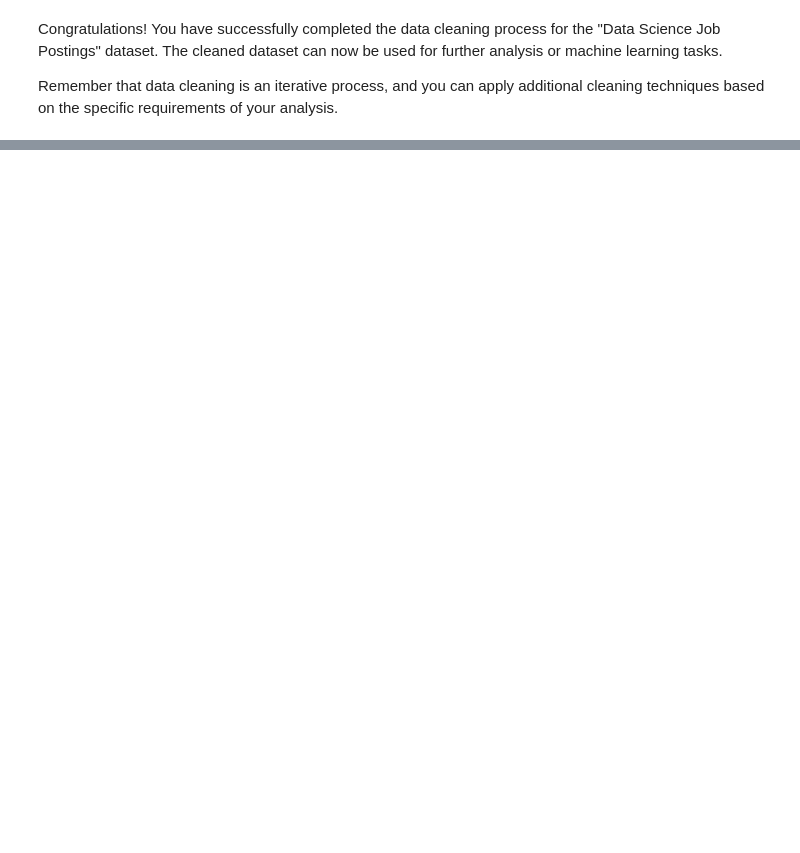
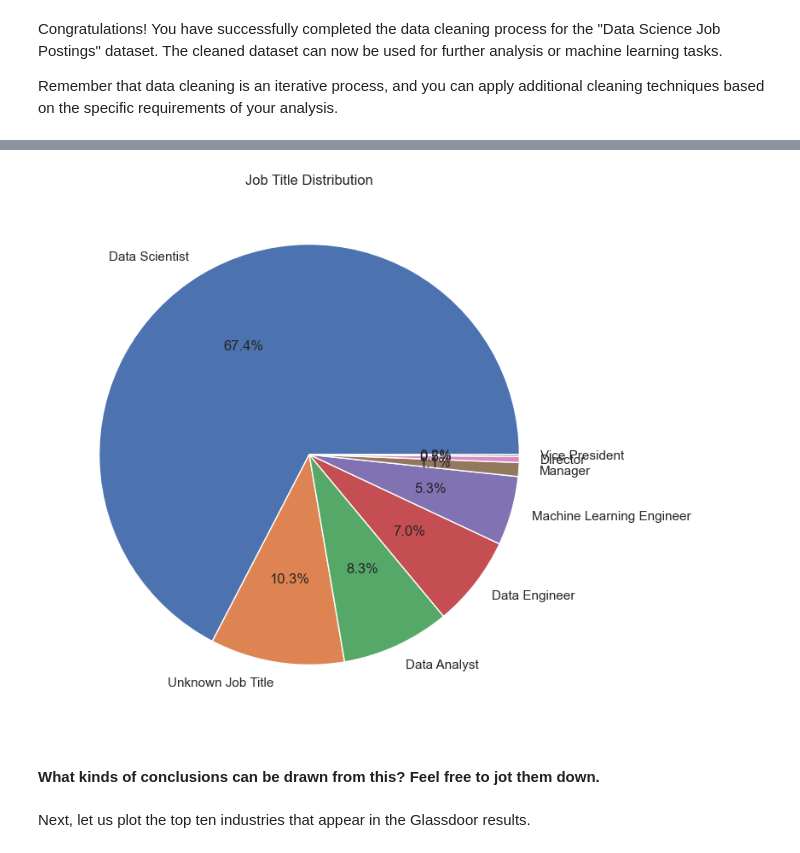
Before and after one commit to danny-moncada/bi_master_plan_python_tutorial, a Jupyter notebook: BI_Master_Plan_Data_Cleaning_Tutorial.ipynb, the cells around one changed output, grey strips where cells are left out. Drawn from its saved outputs; the diff is of its cells as text; code cells hidden in the pictures; blank space fills up the shorter version.

```diff
--- a/BI_Master_Plan_Data_Cleaning_Tutorial.ipynb
+++ b/BI_Master_Plan_Data_Cleaning_Tutorial.ipynb
@@ -597,0 +769,11 @@ Remember that data cleaning is an iterative process, and you can apply additiona
+# %%
+def plot_job_title_distribution(df, column):
+    category_distribution = df[column].value_counts(normalize=True)
+
+    # Create a pie chart using seaborn
+    plt.figure(figsize=(8, 8))
+    sns.set()
+    category_distribution.plot(kind='pie', autopct='%1.1f%%')
+    plt.title('Job Title Distribution')
+    plt.ylabel('')
+    plt.show()
@@ -597,0 +787,8 @@ Remember that data cleaning is an iterative process, and you can apply additiona
+# %%
+plot_job_title_distribution(ds_vis_df, 'Job Title Transformed')
+# %% [output]
+[figure, added]
+# %% [markdown]
+#### What kinds of conclusions can be drawn from this?  Feel free to jot them down.
+# %% [markdown]
+Next, let us plot the top ten industries that appear in the Glassdoor results.
```
Also changed, not shown: parts of 64 cells of this notebook.
